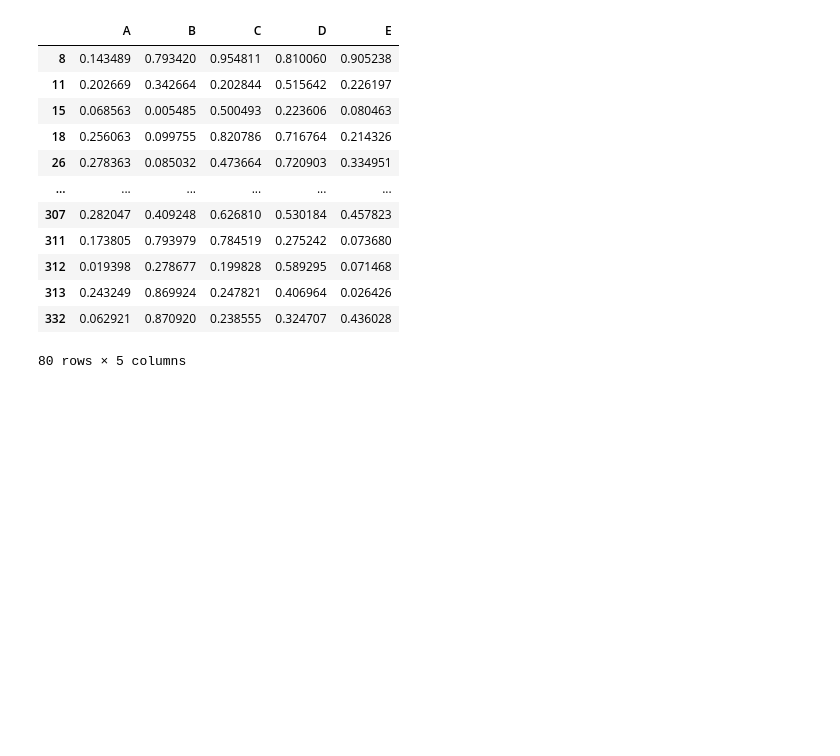
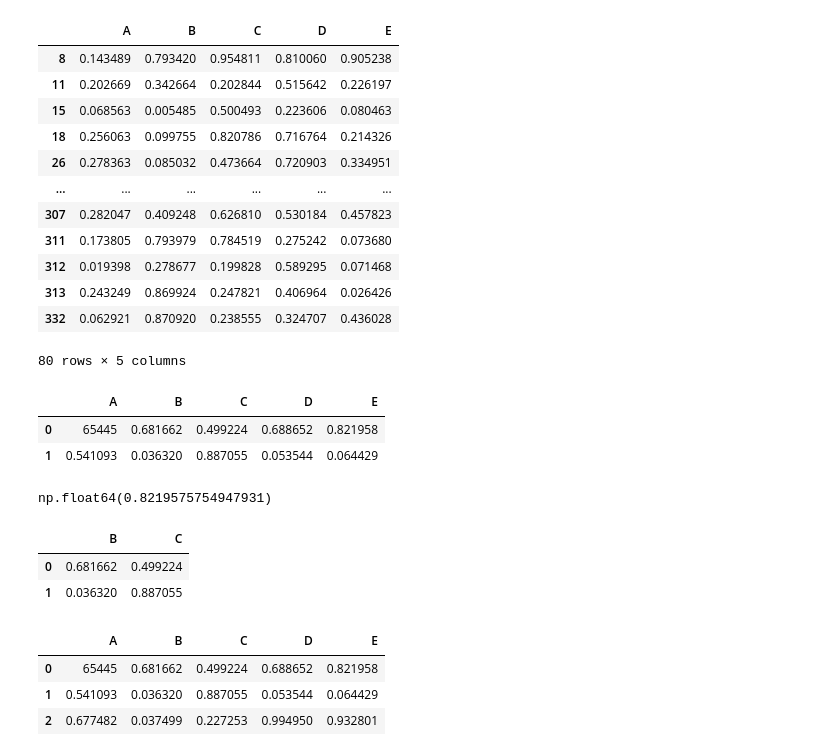
Before and after one commit to simakhter1109/python-journey, a Jupyter notebook: 05-Pandas/Pandas.ipynb, the cells around one changed output. Saved outputs shown, nothing was run; the diff lists cells and outputs as text; code cells hidden in the pictures; blank space fills up the shorter version.

```diff
--- a/05-Pandas/Pandas.ipynb
+++ b/05-Pandas/Pandas.ipynb
@@ -538,3 +538,26 @@ df3.loc[(df3 ['A']< 0.3) & (df3['C']> 0.1)]
 | 313 | 0.243249 | 0.869924 | 0.247821 | 0.406964 | 0.026426 |
 | 332 | 0.062921 | 0.870920 | 0.238555 | 0.324707 | 0.436028 |
 80 rows × 5 columns
+# %%
+df3.head(2)
+# %% [output]
+|  | A | B | C | D | E |
+| 0 | 65445 | 0.681662 | 0.499224 | 0.688652 | 0.821958 |
+| 1 | 0.541093 | 0.036320 | 0.887055 | 0.053544 | 0.064429 |
+# %%
+df3.iloc[0,4]
+# %% [output]
+np.float64(0.8219575754947931)
+# %%
+df3.iloc[[0,1], [1,2]]
+# %% [output]
+|  | B | C |
+| 0 | 0.681662 | 0.499224 |
+| 1 | 0.036320 | 0.887055 |
+# %%
+df3.head(3)
+# %% [output]
+|  | A | B | C | D | E |
+| 0 | 65445 | 0.681662 | 0.499224 | 0.688652 | 0.821958 |
+| 1 | 0.541093 | 0.036320 | 0.887055 | 0.053544 | 0.064429 |
+| 2 | 0.677482 | 0.037499 | 0.227253 | 0.994950 | 0.932801 |
```
Also changed, not shown: parts of 2 cells of this notebook.
